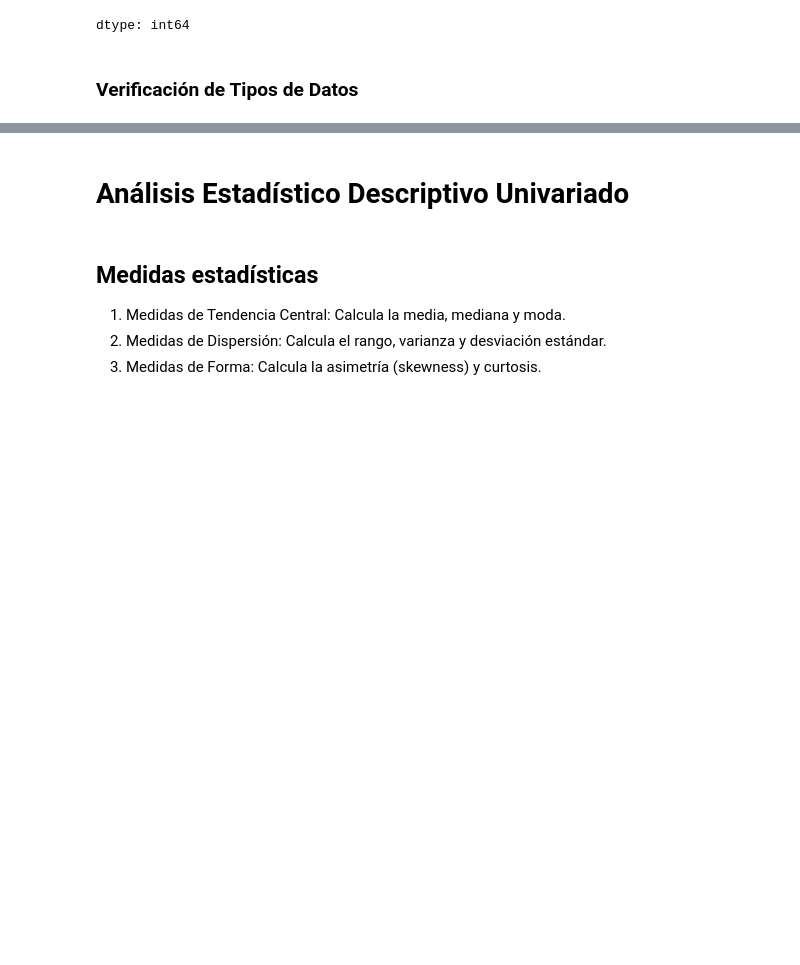
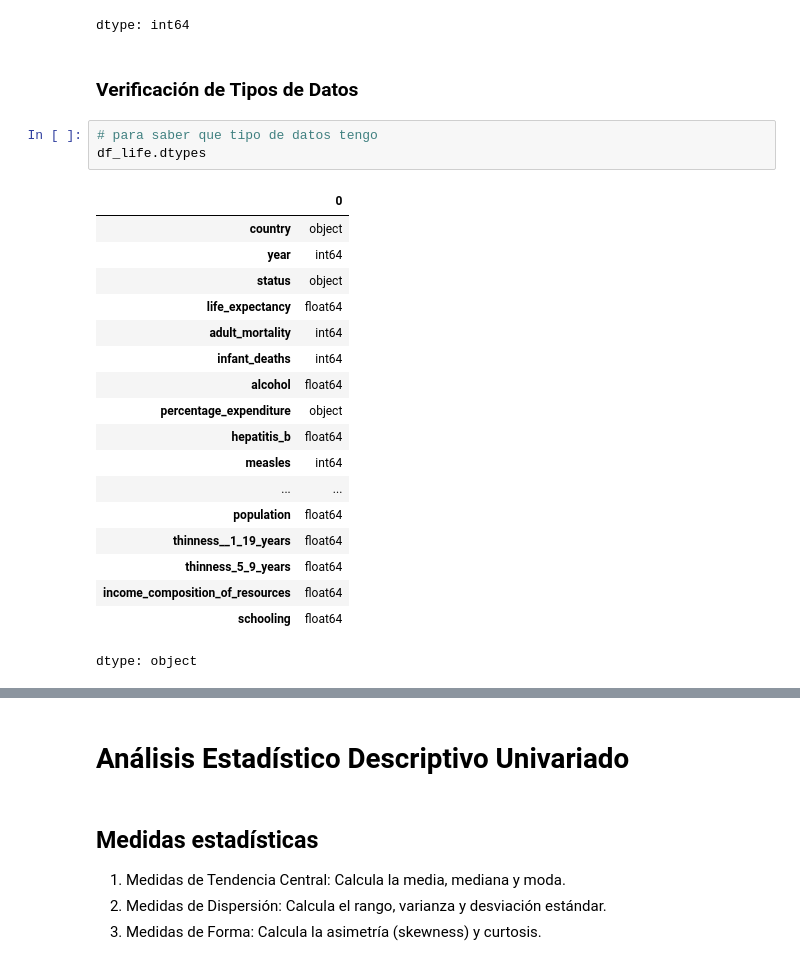
Before and after one commit to polaya813/polaya813, a Jupyter notebook: Copia_de_ENTREGABLE_5.ipynb, the cells around one changed output, grey strips where cells are left out. Drawn from its saved outputs; the diff is of its cells as text; blank space fills up the shorter version.

```diff
--- a/Copia_de_ENTREGABLE_5.ipynb
+++ b/Copia_de_ENTREGABLE_5.ipynb
@@ -174,3 +174,25 @@ df_life[cols_to_impute_numeric + ['status']].isnull().sum()
 dtype: int64
 # %% [markdown]
 ### Verificación de Tipos de Datos
+# %%
+# para saber que tipo de datos tengo
+df_life.dtypes
+# %% [output]
+|  | 0 |
+| country | object |
+| year | int64 |
+| status | object |
+| life_expectancy | float64 |
+| adult_mortality | int64 |
+| infant_deaths | int64 |
+| alcohol | float64 |
+| percentage_expenditure | object |
+| hepatitis_b | float64 |
+| measles | int64 |
+| ... | ... |
+| population | float64 |
+| thinness__1_19_years | float64 |
+| thinness_5_9_years | float64 |
+| income_composition_of_resources | float64 |
+| schooling | float64 |
+dtype: object
```
Also changed, not shown: parts of 9 cells of this notebook.
